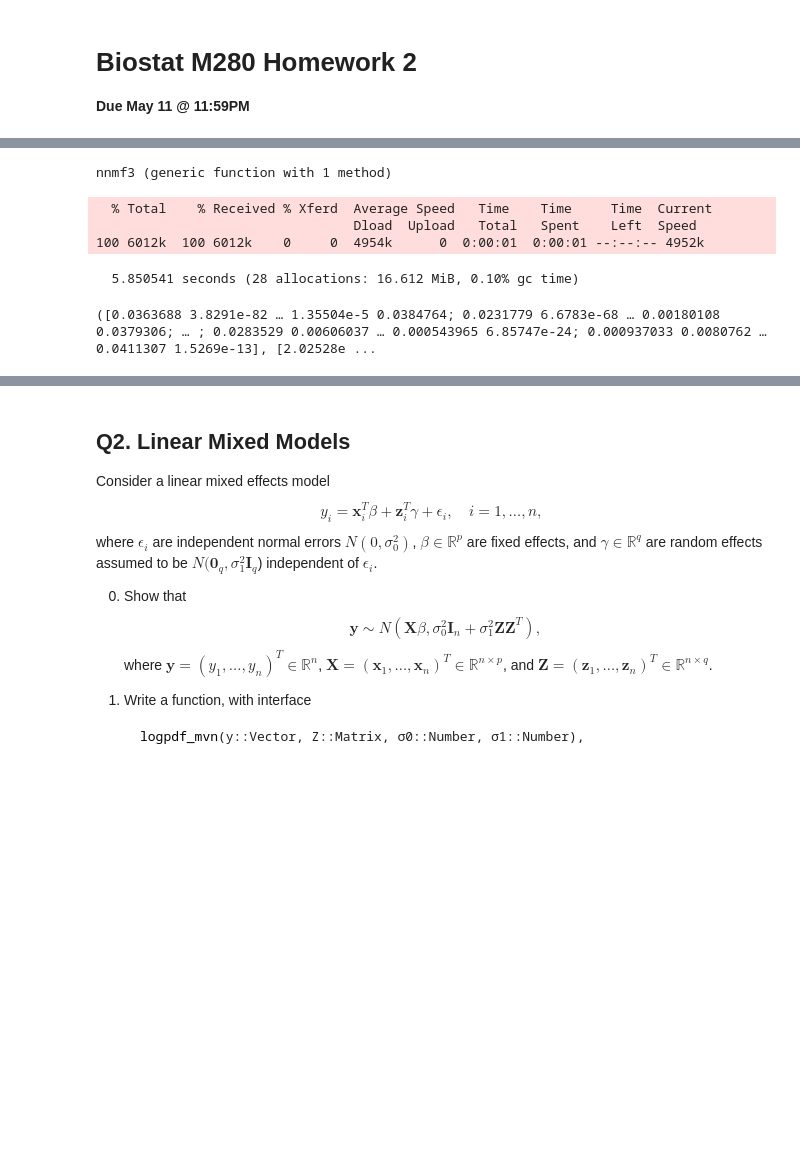
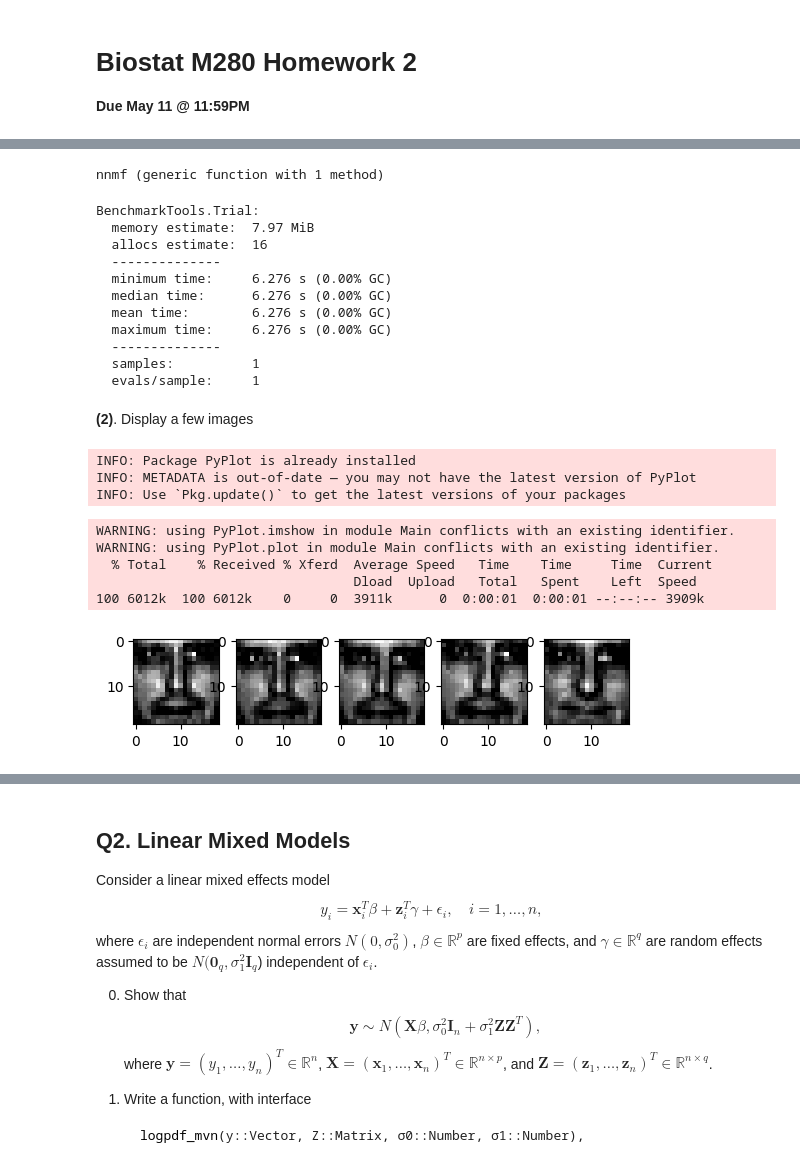
Before and after one commit to Zhenyu028/biostat-m280-2018-spring, a Jupyter notebook: hw2/hw002.ipynb, the cells around one changed output, grey strips where cells are left out. Drawn from its saved outputs; the diff is of its cells as text; code cells hidden in the pictures; blank space fills up the shorter version.

```diff
--- a/hw2/hw002.ipynb
+++ b/hw2/hw002.ipynb
@@ -56,7 +56,7 @@ $$
 0. (Optional) Investigate the GPU capabilities of Julia. Report the speed gain of your GPU code over CPU code at ranks $r=10, 20, 30, 40, 50$. Make sure to use the same starting point as in part 2.
 # %%
 # possible for efficiency: column major/ use blas or lapack/overwrite the initial V and W
-function nnmf3(
+function nnmf(
     X::Matrix{T},
     r::Int;
     maxiter::Int=1000,
@@ -75,24 +75,27 @@ function nnmf3(
 
     VtX = zeros(r, n)
 
-    VtV = zeros(r ,r)
+    #VtV = zeros(r ,r)
     VtVW = zeros(r,n)
     #B = zeros(X)
 
     VW = zeros(X)
-    X_VW = zeros(X)
+    #X_VW = zeros(X)
 
     for iter = 1:maxiter
 
         V .= V .* A_mul_Bt!(XWt, X, W)./ A_mul_B!(VWWt, V, A_mul_Bt!(WWt, W, W))
         #to update matrix W
 
-        W .= W .* At_mul_B!(VtX, V, X) ./ A_mul_B!(VtVW, At_mul_B!(VtV, V, V), W)
+        #W .= W .* At_mul_B!(VtX, V, X) ./ A_mul_B!(VtVW, At_mul_B!(VtV, V, V), W)
         # if reaches maxiter (and not satisfy the tolerance, stop with error message)
+        W .= W .* At_mul_B!(VtX, V, X) ./ A_mul_B!(VtVW, At_mul_B!(WWt, V, V), W)
 
-        X_VW .= X .- A_mul_B!(VW, V, W)
 
-        f_normdiff_square = (vecnorm(X_VW))^2
+
+        VW .= X .- A_mul_B!(VW, V, W)
+
+        f_normdiff_square = (vecnorm(VW))^2
         if f_normdiff_square < tol
            break
         end
@@ -101,14 +104,45 @@ function nnmf3(
     return V, W
 end
 # %% [output]
-nnmf3 (generic function with 1 method)
+nnmf (generic function with 1 method)
 # %%
 using BenchmarkTools
-matrixt = readdlm(download("http://hua-zhou.github.io/teaching/biostatm280-2018spring/hw/hw2/nnmf-2429-by-361-face.txt"));
-@time nnmf3(matrixt, 50)
+#matrixt = readdlm(download("http://hua-zhou.github.io/teaching/biostatm280-2018spring/hw/hw2/nnmf-2429-by-361-face.txt"));
+@benchmark nnmf(matrixt, 20)
 # %% [output]
-  % Total    % Received % Xferd  Average Speed   Time    Time     Time  Current
-                                 Dload  Upload   Total   Spent    Left  Speed
-100 6012k  100 6012k    0     0  4954k      0  0:00:01  0:00:01 --:--:-- 4952k
+BenchmarkTools.Trial:
+  memory estimate:  7.97 MiB
+  allocs estimate:  16
+  --------------
+  minimum time:     6.276 s (0.00% GC)
+  median time:      6.276 s (0.00% GC)
+  mean time:        6.276 s (0.00% GC)
+  maximum time:     6.276 s (0.00% GC)
+  --------------
+  samples:          1
+  evals/sample:     1
-  5.850541 seconds (28 allocations: 16.612 MiB, 0.10% gc time)
-([0.0363688 3.8291e-82 … 1.35504e-5 0.0384764; 0.0231779 6.6783e-68 … 0.00180108 0.0379306; … ; 0.0283529 0.00606037 … 0.000543965 6.85747e-24; 0.000937033 0.0080762 … 0.0411307 1.5269e-13], [2.02528e ...
+# %% [markdown]
+**(2)**. Display a few images
+# %%
+Pkg.add("PyPlot")
+# %% [output]
+INFO: Package PyPlot is already installed
+INFO: METADATA is out-of-date — you may not have the latest version of PyPlot
+INFO: Use `Pkg.update()` to get the latest versions of your packages
+# %%
+using ImageView, Images, PyPlot
+matrixt = readdlm(download("http://hua-zhou.github.io/teaching/biostatm280-2018spring/hw/hw2/nnmf-2429-by-361-face.txt"));
+# %% [output]
+WARNING: using PyPlot.imshow in module Main conflicts with an existing identifier.
+WARNING: using PyPlot.plot in module Main conflicts with an existing identifier.
+  % Total    % Received % Xferd  Average Speed   Time    Time     Time  Current
+                                 Dload  Upload   Total   Spent    Left  Speed
+100 6012k  100 6012k    0     0  3911k      0  0:00:01  0:00:01 --:--:-- 3909k
+# %%
+noimages = 5
+for i in 1:noimages
+    subplot(1,5,i)
+    PyPlot.imshow(reshape(matrixt[i, :], 19, 19), cmap = "gray")
+end
+# %% [output]
+[figure, added]
```
Also changed, not shown: parts of 9 cells of this notebook.
